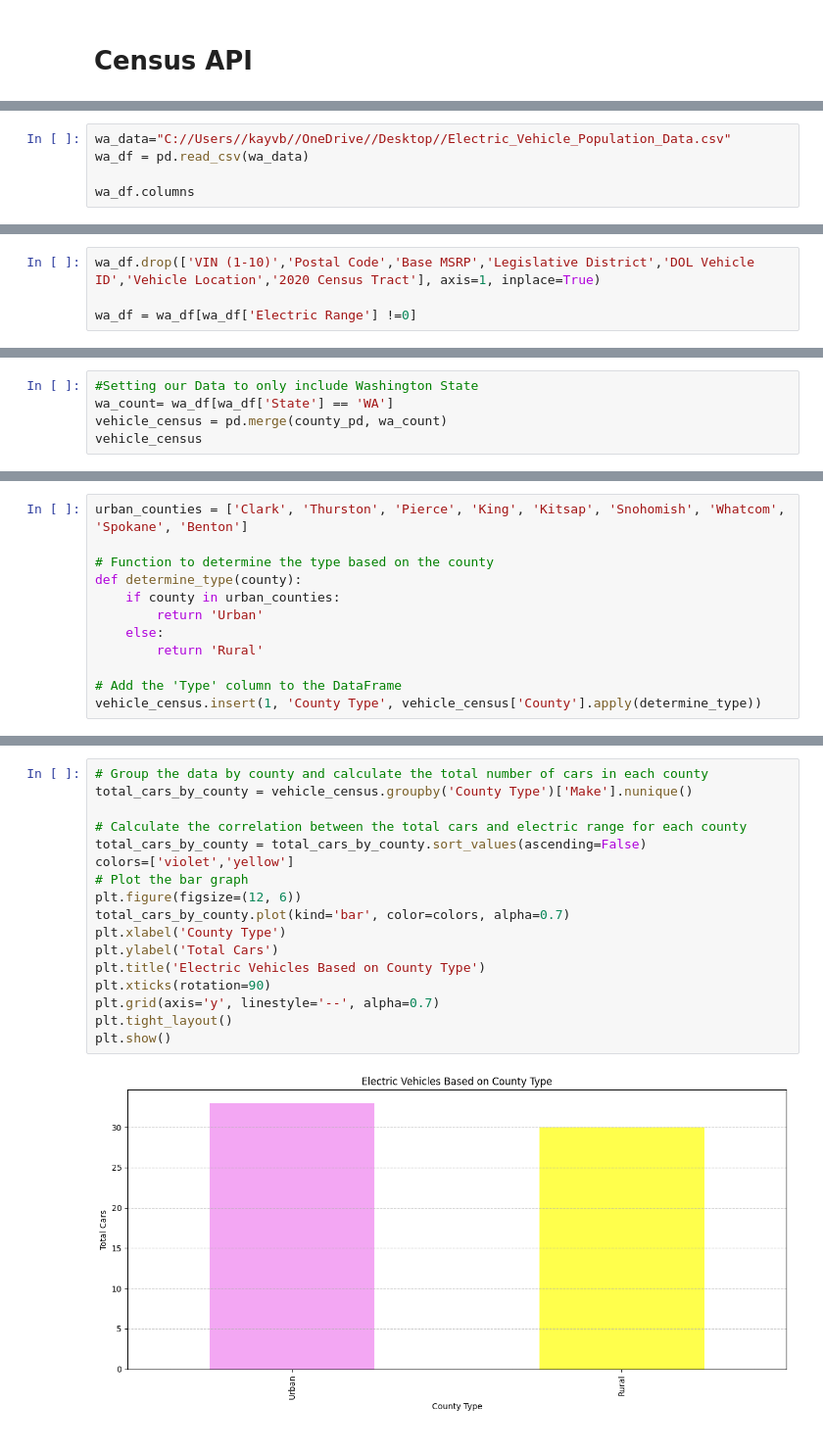
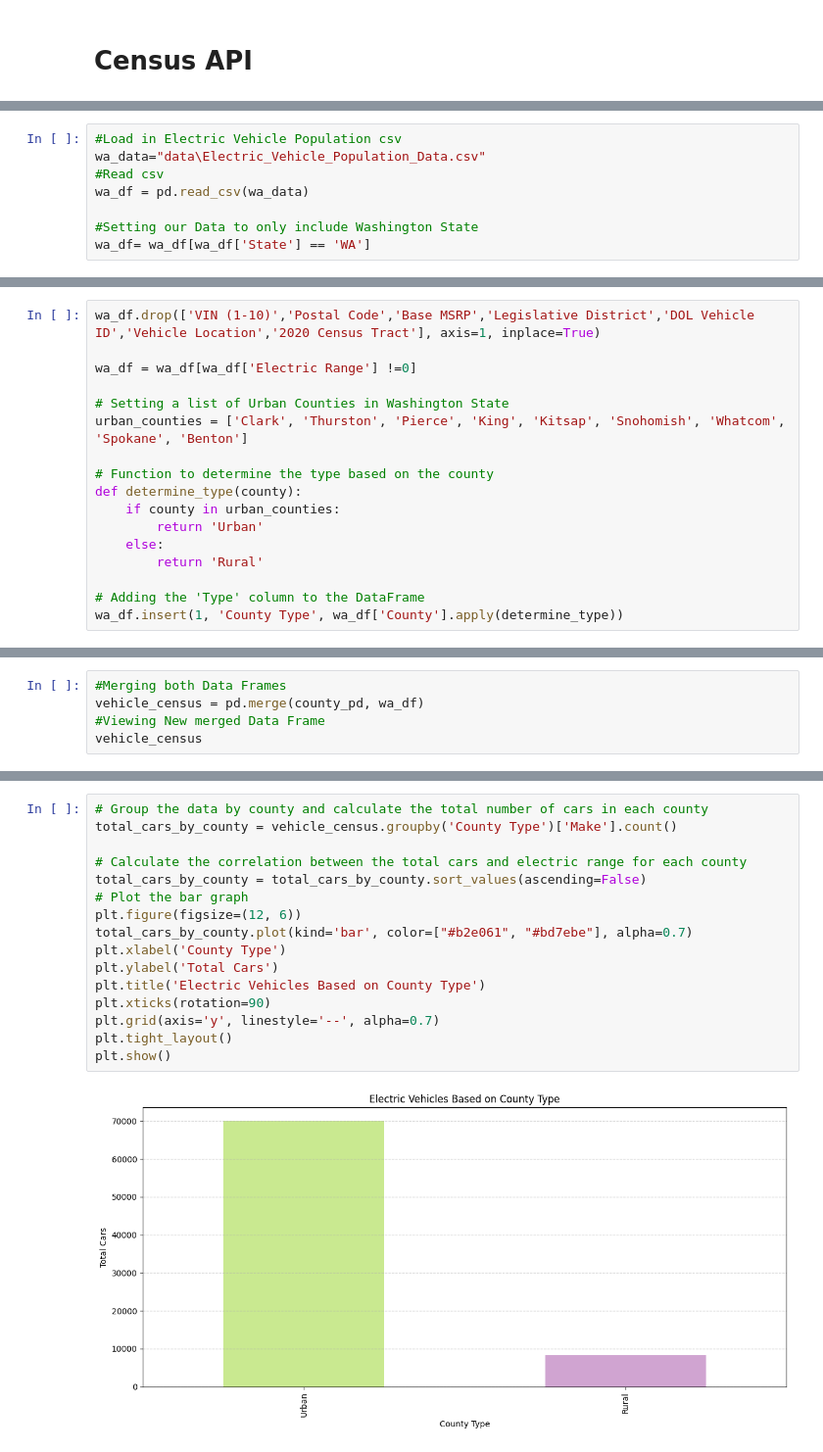
Before and after one commit to CJunger/First_Project, a Jupyter notebook: Washington.ipynb, the cells around one changed output, grey strips where cells are left out. Shown at 98% size. Cells and saved outputs as stored; diff of their text form.

```diff
--- a/Washington.ipynb
+++ b/Washington.ipynb
@@ -62,5 +58,8 @@ county_pd = county_pd[
 # %%
-wa_data="C://Users//kayvb//OneDrive//Desktop//Electric_Vehicle_Population_Data.csv"
+#Load in Electric Vehicle Population csv
+wa_data="data\Electric_Vehicle_Population_Data.csv"
+#Read csv
 wa_df = pd.read_csv(wa_data)
 
-wa_df.columns
+#Setting our Data to only include Washington State
+wa_df= wa_df[wa_df['State'] == 'WA']
@@ -77,3 +67,16 @@ Index(['VIN (1-10)', 'County', 'City', 'State', 'Postal Code', 'Model Year',
 wa_df.drop(['VIN (1-10)','Postal Code','Base MSRP','Legislative District','DOL Vehicle ID','Vehicle Location','2020 Census Tract'], axis=1, inplace=True)
 
 wa_df = wa_df[wa_df['Electric Range'] !=0]
+
+# Setting a list of Urban Counties in Washington State
+urban_counties = ['Clark', 'Thurston', 'Pierce', 'King', 'Kitsap', 'Snohomish', 'Whatcom', 'Spokane', 'Benton']
+
+# Function to determine the type based on the county
+def determine_type(county):
+    if county in urban_counties:
+        return 'Urban'
+    else:
+        return 'Rural'
+
+# Adding the 'Type' column to the DataFrame
+wa_df.insert(1, 'County Type', wa_df['County'].apply(determine_type))
@@ -82,6 +83,6 @@ wa_df = wa_df[wa_df['Electric Range'] !=0]
 # %%
-#Setting our Data to only include Washington State
-wa_count= wa_df[wa_df['State'] == 'WA']
-vehicle_census = pd.merge(county_pd, wa_count)
+#Merging both Data Frames
+vehicle_census = pd.merge(county_pd, wa_df)
+#Viewing New merged Data Frame
 vehicle_census
 # %% [output]
@@ -105,12 +101,0 @@ vehicle_census
-# %%
-urban_counties = ['Clark', 'Thurston', 'Pierce', 'King', 'Kitsap', 'Snohomish', 'Whatcom', 'Spokane', 'Benton']
-
-# Function to determine the type based on the county
-def determine_type(county):
-    if county in urban_counties:
-        return 'Urban'
-    else:
-        return 'Rural'
-
-# Add the 'Type' column to the DataFrame
-vehicle_census.insert(1, 'County Type', vehicle_census['County'].apply(determine_type))
@@ -194,19 +228,18 @@ The correlation between Model Year and Electric Range is: 0.51
 # %%
 # Group the data by county and calculate the total number of cars in each county
-total_cars_by_county = vehicle_census.groupby('County Type')['Make'].nunique()
+total_cars_by_county = vehicle_census.groupby('County Type')['Make'].count()
 
 # Calculate the correlation between the total cars and electric range for each county
 total_cars_by_county = total_cars_by_county.sort_values(ascending=False)
-colors=['violet','yellow']
 # Plot the bar graph
 plt.figure(figsize=(12, 6))
-total_cars_by_county.plot(kind='bar', color=colors, alpha=0.7)
+total_cars_by_county.plot(kind='bar', color=["#b2e061", "#bd7ebe"], alpha=0.7)
 plt.xlabel('County Type')
 plt.ylabel('Total Cars')
 plt.title('Electric Vehicles Based on County Type')
 plt.xticks(rotation=90)
 plt.grid(axis='y', linestyle='--', alpha=0.7)
 plt.tight_layout()
 plt.show()
 # %% [output]
-[figure, old version]
+[figure, new version]
```
Also changed, not shown: parts of 22 cells of this notebook.
